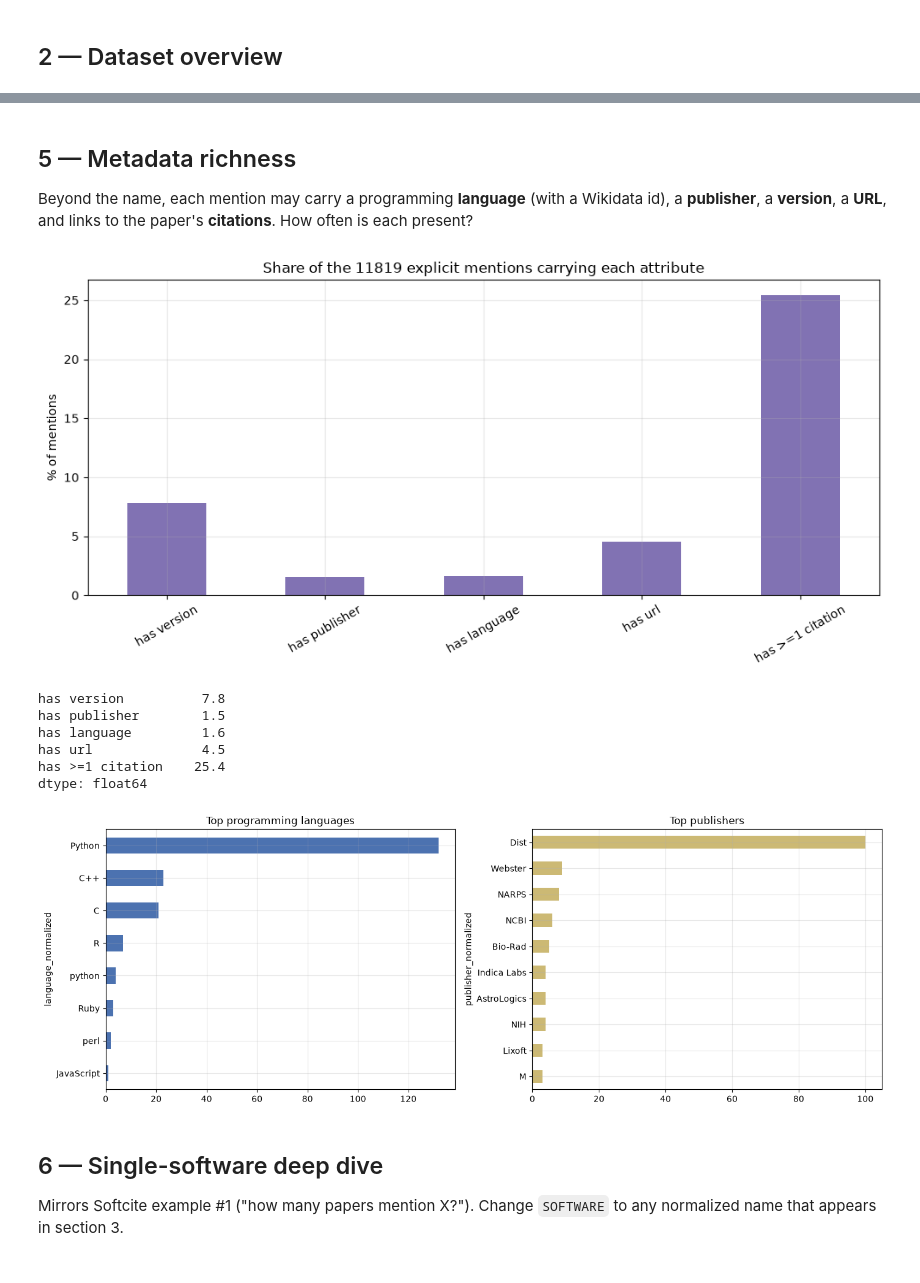
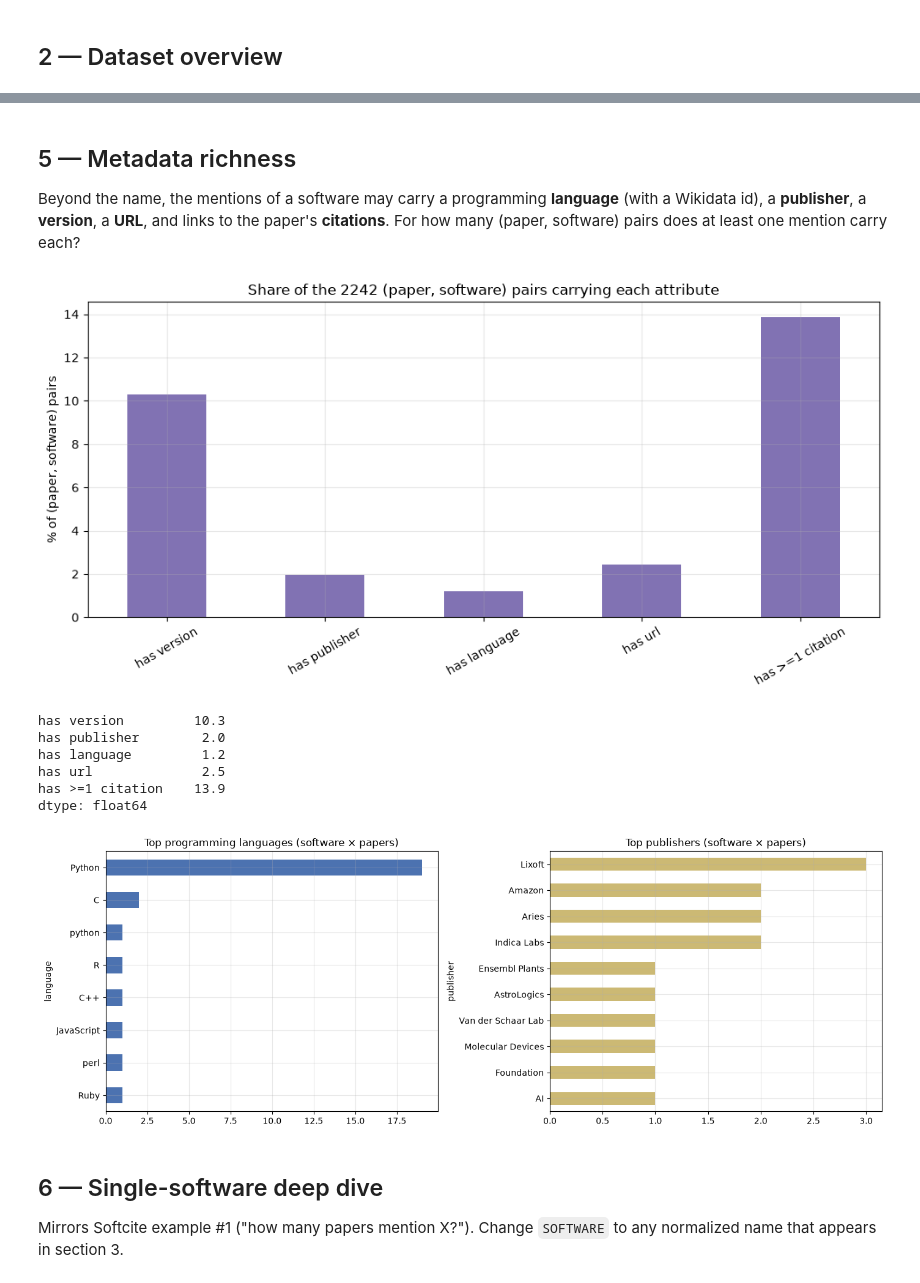
Before and after one commit to HackathonSanteNumerique/hackaton-sante-numerique-2026, a Jupyter notebook: notebooks/softcite_analysis.ipynb, the cells around one changed output, grey strips where cells are left out. Drawn from its saved outputs; the diff is of its cells as text; code cells hidden in the pictures.

```diff
--- a/notebooks/softcite_analysis.ipynb
+++ b/notebooks/softcite_analysis.ipynb
@@ -277,0 +325,17 @@ implicit: 296 mentions in 122 papers
+# %%
+explicit_keys = pd.MultiIndex.from_frame(software[keys])
+is_matched = pd.MultiIndex.from_frame(implicit_mentions[keys]).isin(explicit_keys)
+matched_implicit = implicit_mentions[is_matched]
+
+# Section 7 counts the others, each mention on its own.
+implicit_mentions = implicit_mentions[~is_matched]
+implicit_purposes = implicit_purposes[implicit_purposes["software_mention_id"].isin(implicit_mentions["software_mention_id"])]
+papers["n_implicit"] = papers["paper_id"].map(implicit_mentions.groupby("paper_id").size()).fillna(0).astype(int)
+
+matched_counts = matched_implicit.groupby(keys).size().rename("n_implicit_mentions").reset_index()
+software = software.merge(matched_counts, on=keys, how="left")
+software["n_implicit_mentions"] = software["n_implicit_mentions"].fillna(0).astype(int)
+
+print(f"{len(matched_implicit)} implicit mentions matched to an explicit software of their paper:")
+print(matched_implicit["software_normalized"].value_counts().to_string())
+print(f"\n{len(implicit_mentions)} implicit mentions left, each counted in section 7")
@@ -443,43 +526,43 @@ ClinConNet      1
 # %% [markdown]
 ## 5 — Metadata richness
 
-Beyond the name, each mention may carry a programming **language** (with a Wikidata id), a **publisher**, a **version**, a **URL**, and links to the paper's **citations**. How often is each present?
+Beyond the name, the mentions of a software may carry a programming **language** (with a Wikidata id), a **publisher**, a **version**, a **URL**, and links to the paper's **citations**. For how many (paper, software) pairs does at least one mention carry each?
 # %%
-n = len(mentions)
 richness = pd.Series({
-    "has version": mentions["version_normalized"].notna().mean(),
-    "has publisher": mentions["publisher_normalized"].notna().mean(),
-    "has language": mentions["language_normalized"].notna().mean(),
-    "has url": mentions["url_normalized"].notna().mean(),
-    "has >=1 citation": (mentions["n_references"] > 0).mean(),
+    "has version": software["has_version"].mean(),
+    "has publisher": software["has_publisher"].mean(),
+    "has language": software["has_language"].mean(),
+    "has url": software["has_url"].mean(),
+    "has >=1 citation": software["has_citation"].mean(),
 })
 ax = (richness * 100).plot(kind="bar", color="#8172B3")
-ax.set_title(f"Share of the {n} explicit mentions carrying each attribute")
-ax.set_ylabel("% of mentions")
+ax.set_title(f"Share of the {len(software)} (paper, software) pairs carrying each attribute")
+ax.set_ylabel("% of (paper, software) pairs")
 ax.tick_params(axis="x", rotation=30)
 plt.tight_layout()
 plt.show()
 (richness * 100).round(1)
 # %% [output]
-[figure, old version]
+[figure, new version]
-has version          7.8
-has publisher        1.5
-has language         1.6
-has url              4.5
-has >=1 citation    25.4
+has version         10.3
+has publisher        2.0
+has language         1.2
+has url              2.5
+has >=1 citation    13.9
 dtype: float64
 # %%
-lang = mentions["language_normalized"].value_counts().head(10)
-pub = mentions["publisher_normalized"].value_counts().head(10)
+# Counted once per (paper, software)
+lang = software["language"].value_counts().head(10)
+pub = software["publisher"].value_counts().head(10)
 fig, axes = plt.subplots(1, 2, figsize=(14, 5))
 lang[::-1].plot(kind="barh", ax=axes[0], color="#4C72B0")
-axes[0].set_title("Top programming languages")
+axes[0].set_title("Top programming languages (software × papers)")
 pub[::-1].plot(kind="barh", ax=axes[1], color="#CCB974")
-axes[1].set_title("Top publishers")
+axes[1].set_title("Top publishers (software × papers)")
 plt.tight_layout()
 plt.show()
 # %% [output]
-[figure, old version]
+[figure, new version]
 # %% [markdown]
 ## 6 — Single-software deep dive
 
```
Also changed, not shown: parts of 18 cells of this notebook.
